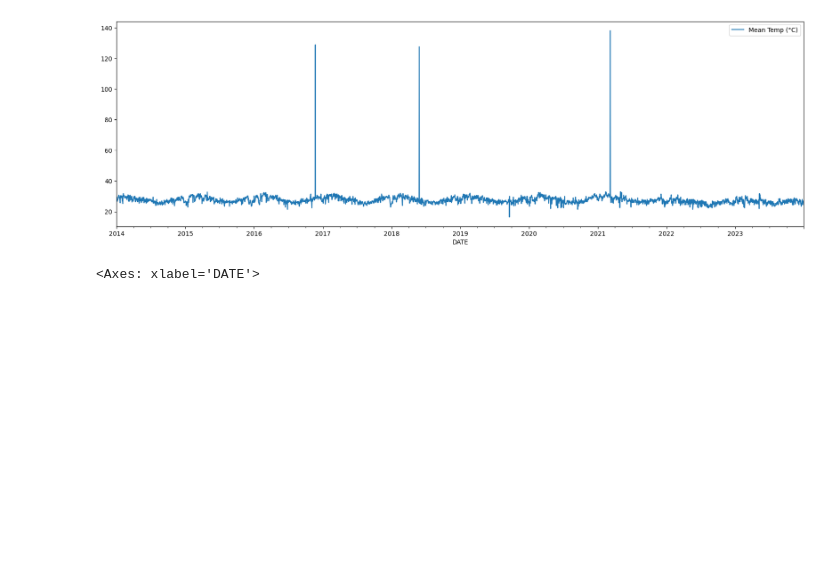
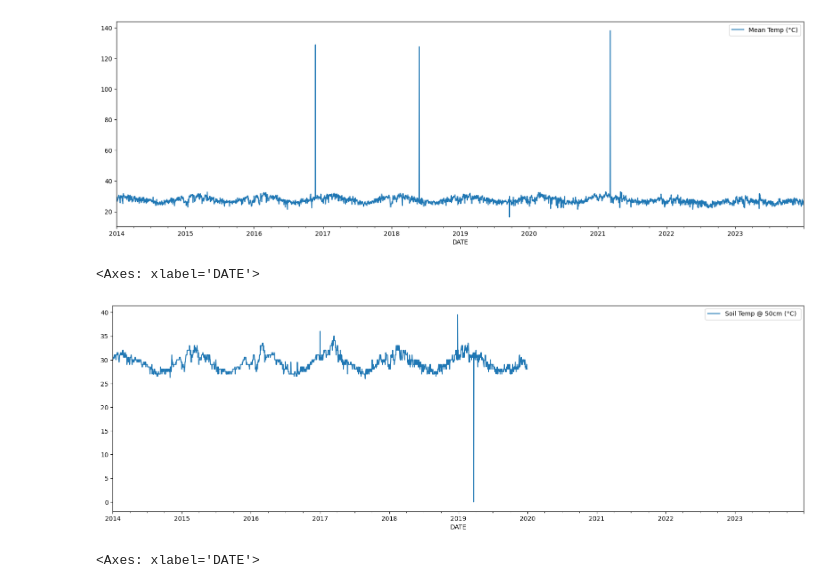
Before and after one commit to Kennyvic/weather-forecast-project, a Jupyter notebook: note1.ipynb, the cells around one changed output. Cells and saved outputs as stored; diff of their text form; code cells hidden in the pictures; blank space fills up the shorter version.

```diff
--- a/note1.ipynb
+++ b/note1.ipynb
@@ -53,6 +53,3 @@ data.plot(x='DATE', y='RAINFALL (mm)', figsize=(30,8))
 # %% [output]
 <Axes: xlabel='DATE'>
 [figure]
-# %%
-data['Max Temp (°C)'] = pd.to_numeric(data['Max Temp (°C)'], errors='coerce')
-data.plot(x='DATE', y='Max Temp (°C)', figsize=(20,6))
@@ -65,6 +59,12 @@ data.plot(x='DATE', y='Mean Temp (°C)', figsize=(20,6))
 # %% [output]
 <Axes: xlabel='DATE'>
 [figure]
+# %%
+data['Soil Temp @ 50cm (°C) '] = pd.to_numeric(data['Soil Temp @ 50cm (°C) '], errors='coerce')
+data.plot(x='DATE', y='Soil Temp @ 50cm (°C) ', figsize=(20,6))
+# %% [output]
+<Axes: xlabel='DATE'>
+[figure, added]
 # %%
 data['Evaporation (mm)'] = pd.to_numeric(data['Evaporation (mm)'], errors='coerce')
 data.plot(x='DATE', y='Evaporation (mm)', figsize=(30,8))
```
Also changed, not shown: parts of 9 cells of this notebook, 16 other files.
